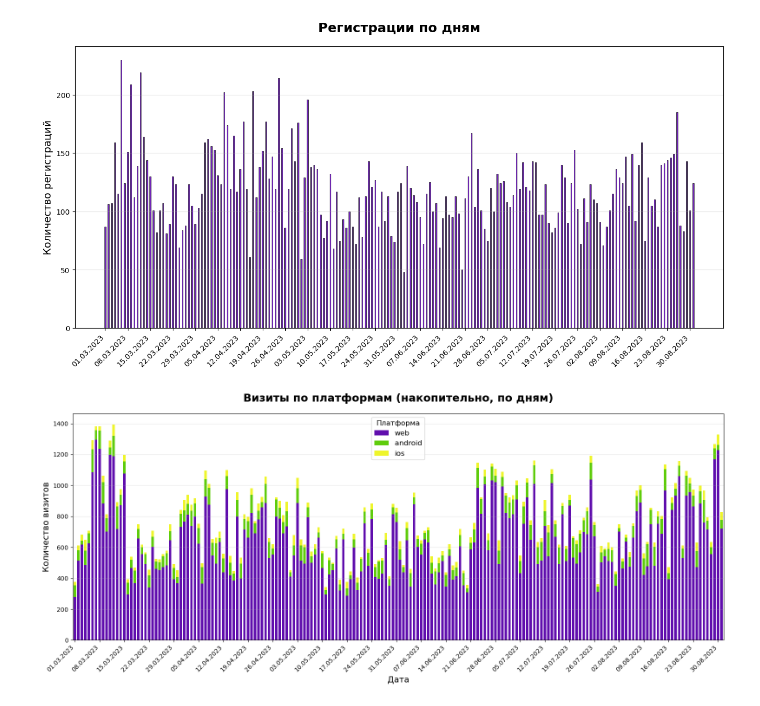
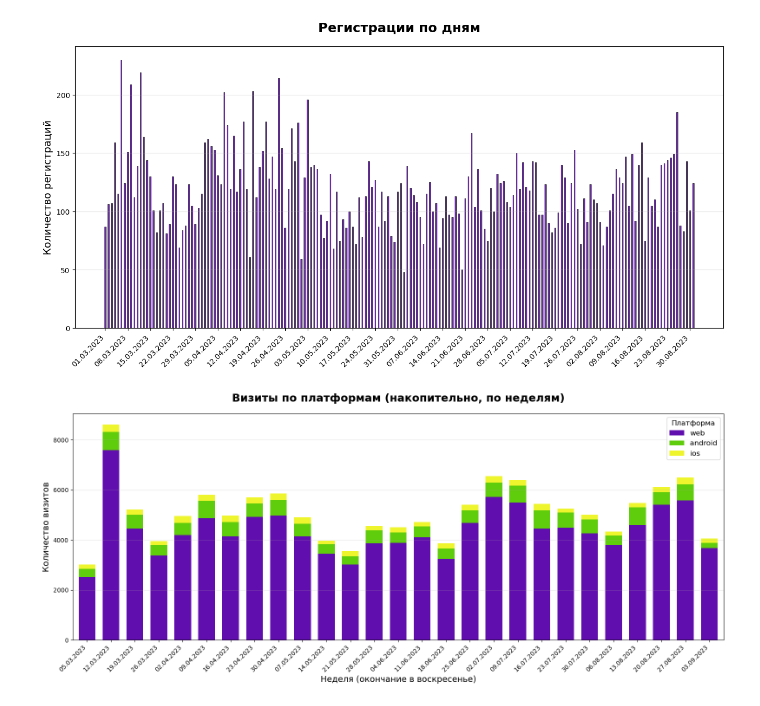
Before and after one commit to kot-yenot/data-analytics-project-100, a Jupyter notebook: charts_project.ipynb, the cells around one changed output. Drawn from its saved outputs; the diff is of its cells as text; code cells hidden in the pictures.

```diff
--- a/charts_project.ipynb
+++ b/charts_project.ipynb
@@ -145,47 +145,59 @@ plt.savefig( d / 'final_reg.png', dpi=300, bbox_inches='tight')
 # %%
 # Визиты по платформам
 visits_platform = df_graf.copy()
-filtered_result['date_group'] = pd.to_datetime(filtered_result['date_group'])
+# 2. Фильтруем платформы
 platforms = ['web', 'android', 'ios']
 filtered_result = visits_platform[visits_platform['platform'].isin(platforms)]
 
+# 3. Группируем и суммируем визиты
 visits_by_day_platform = (
     filtered_result
     .groupby(['date_group', 'platform'])['visits']
     .sum()
     .unstack(fill_value=0)
     [platforms]  # Сохраняем порядок платформ
 )
-visits_by_day_platform.index = pd.DatetimeIndex(visits_by_day_platform.index)
+
+# 4. Явно задаём частоту для индекса (пример: ежедневные данные)
+visits_by_week_platform = (
+    filtered_result
+    .groupby([pd.Grouper(key='date_group', freq='W-SUN'), 'platform'])['visits']
+    .sum()
+    .unstack(fill_value=0)
+    [platforms]  # Сохраняем порядок платформ
+)
 fig, ax = plt.subplots(figsize=(16, 7))
 colors = ['#600ead', '#5fcc0c', '#eef52c']  # web, android, ios
-visits_by_day_platform.plot(
+
+visits_by_week_platform.plot(
     kind='bar',
     stacked=True,
     color=colors,
     ax=ax,
     width=0.7,
     legend=True
 )
+
 ax.set_title(
-    'Визиты по платформам (накопительно, по дням)',
+    'Визиты по платформам (накопительно, по неделям)',
     fontsize=18,
     fontweight='bold',
     pad=20
 )
-ax.set_xlabel('Дата', fontsize=14)
+ax.set_xlabel('Неделя (окончание в воскресенье)', fontsize=14)
 ax.set_ylabel('Количество визитов', fontsize=14)
 ax.legend(title='Платформа', fontsize=12, title_fontsize=12)
 ax.grid(axis='y', alpha=0.3)
-step = 7  # Шаг: отображать каждую 7‑ю дату
-dates = visits_by_day_platform.index
-date_labels = dates.strftime('%d.%m.%Y')  # Формат: «01.01.2025»
-selected_positions = range(0, len(dates), step)
-selected_labels = date_labels[::step]
 
-ax.set_xticks(selected_positions)
-ax.set_xticklabels(selected_labels, rotation=45, ha='right', fontsize=10)
+# 7. Настраиваем метки оси X: одна подпись под каждым столбцом
+ax.xaxis.set_major_locator(plt.FixedLocator(range(len(visits_by_week_platform))))
+ax.set_xticklabels(
+    visits_by_week_platform.index.strftime('%d.%m.%Y'),
+    rotation=45,
+    ha='right',
+    fontsize=10
+)
 plt.tight_layout()
 plt.savefig('visits_platform.png', dpi=300, bbox_inches='tight')
 # %% [output]
-[figure, old version]
+[figure, new version]
```
Also changed, not shown: 1 other file.
